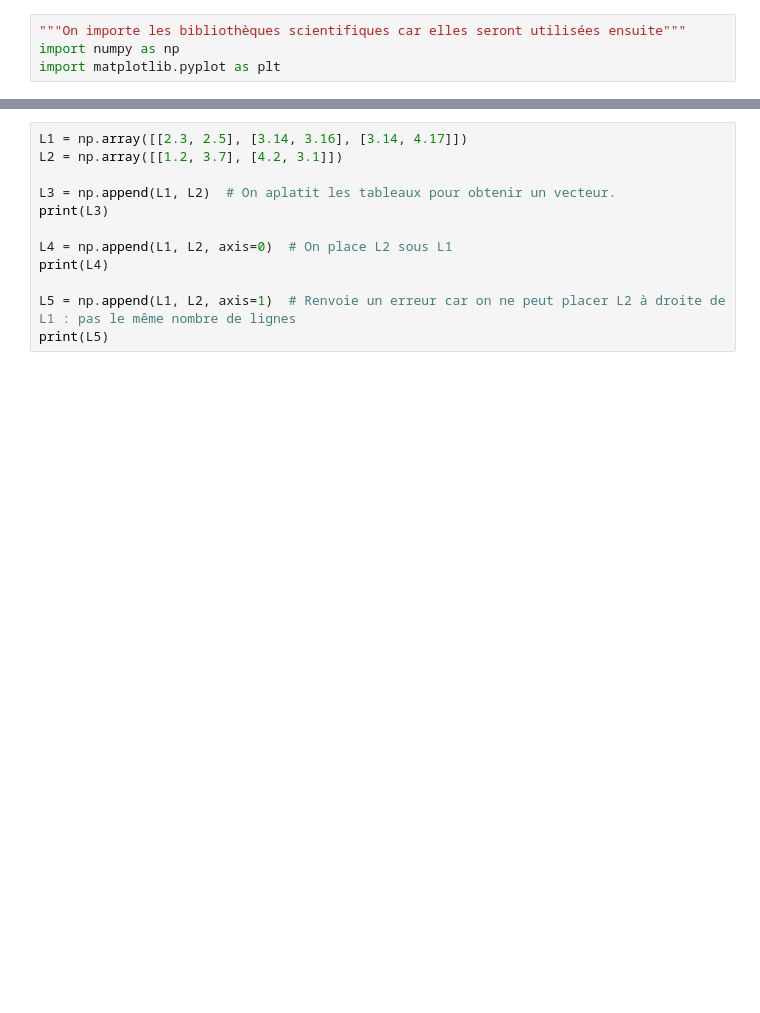
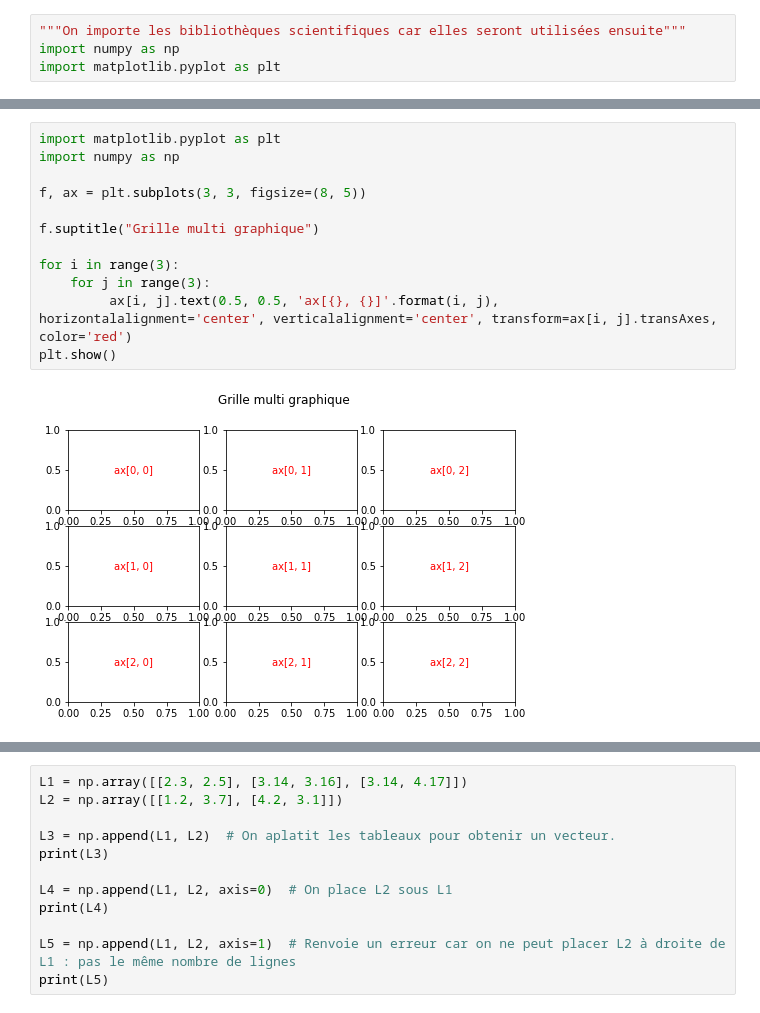
Before and after one commit to pcsi3physiquestan/intro_python, a Jupyter notebook: _sources/notebook/plus_loin.ipynb, the cells around one changed output, grey strips where cells are left out. Drawn from its saved outputs; the diff is of its cells as text; blank space fills up the shorter version.

```diff
--- a/_sources/notebook/plus_loin.ipynb
+++ b/_sources/notebook/plus_loin.ipynb
@@ -6,0 +33,14 @@ import matplotlib.pyplot as plt
+# %%
+import matplotlib.pyplot as plt
+import numpy as np
+
+f, ax = plt.subplots(3, 3, figsize=(8, 5))
+
+f.suptitle("Grille multi graphique")
+
+for i in range(3):
+    for j in range(3):
+         ax[i, j].text(0.5, 0.5, 'ax[{}, {}]'.format(i, j), horizontalalignment='center', verticalalignment='center', transform=ax[i, j].transAxes, color='red')
+plt.show()
+# %% [output]
+[figure, added]
```
Also changed, not shown: parts of 12 cells of this notebook, 40 other files.
